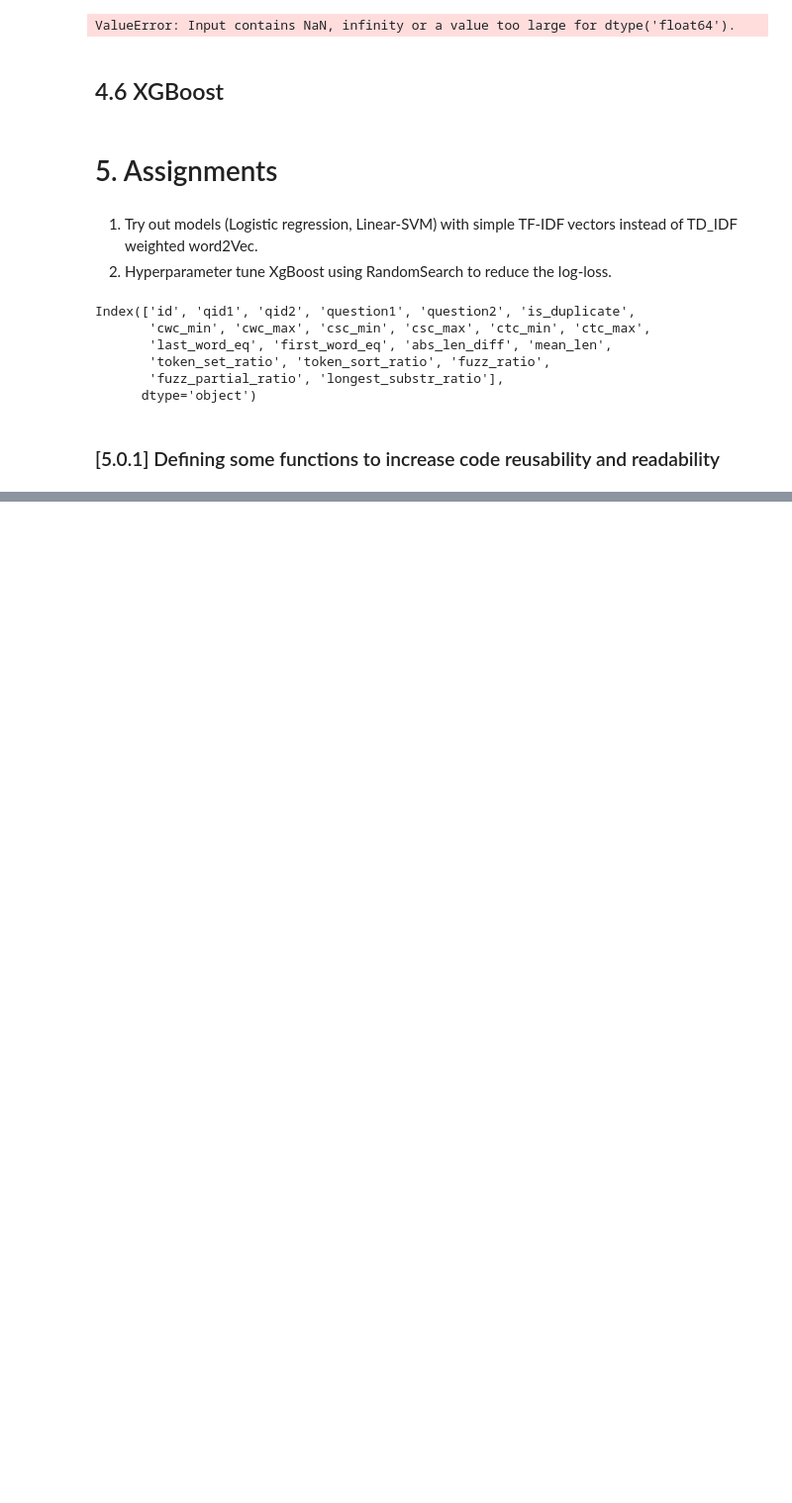
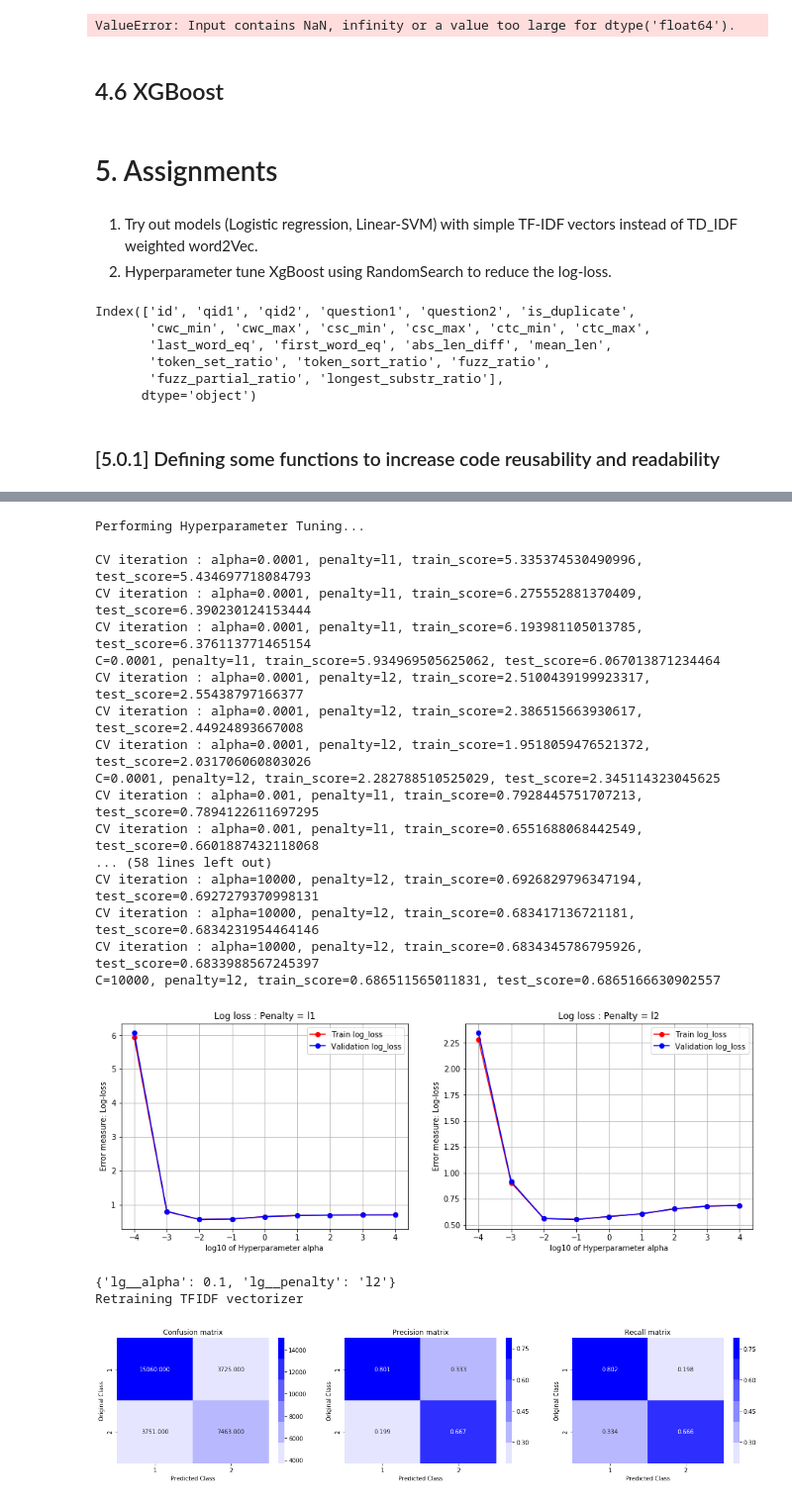
Before and after one commit to monodeepdas1215/AI-Archives, a Jupyter notebook: case_studies/quora_question_pair_similarity/QuoraQsPairSim.ipynb, the cells around one changed output, grey strips where cells are left out. Shown at 99% size. Drawn from its saved outputs; the diff is of its cells as text; code cells hidden in the pictures; blank space fills up the shorter version.

```diff
--- a/case_studies/quora_question_pair_similarity/QuoraQsPairSim.ipynb
+++ b/case_studies/quora_question_pair_similarity/QuoraQsPairSim.ipynb
@@ -1646,0 +1782,63 @@ print(Y.todense().shape)
+# %%
+import pickle
+def retrain_log_reg(X, Y, best_params, vectorizer, model_path, retrain=False):
+    if retrain == False:
+        if os.path.exists(model_path):
+            with open(model_path, 'rb') as input_file:
+                log_reg = pickle.load(input_file)
+            return log_reg
+        else:
+            raise Exception("Please retrain the model as it was not found in the given path!")
+    else:
+
+        X = vectorizer.transform(np.array(X))
+        Y = np.array(Y)
+
+        print("Retraining SVM classifier")
+        log_reg = SGDClassifier(penalty=best_params['lg__penalty'], alpha=best_params['lg__alpha'],
+                            loss='log', max_iter=1000, verbose=0)
+        log_reg.fit(X, Y)
+
+
+        # saving the trained model
+        with open(model_path, 'wb') as output_file:
+            pickle.dump(log_reg, output_file)
+
+        return log_reg
+# %%
+path = 'saved_models'
+results = perform_grid_search_cv_log_reg(Dx_train, Dy_train, 'TFIDF', path)
+model_path = '{0}/svm_calib_clf.pkl'.format(path)
+
+# Analysing results
+best_params = analyse_results(results)
+
+# Retraining model
+print("Retraining TFIDF vectorizer")
+vectorizer = get_vectorizer('TFIDF', np.array(Dx_train))
+clf = retrain_log_reg(Dx_train, Dy_train, best_params, vectorizer, model_path, False)
+
+# plotting confusion, precision and recall matrices
+plot_confusion_matrix(clf, vectorizer.transform(np.array(Dx_test)), np.array(Dy_test))
+# %% [output]
+Performing Hyperparameter Tuning...
+
+CV iteration : alpha=0.0001, penalty=l1, train_score=5.335374530490996, test_score=5.434697718084793
+CV iteration : alpha=0.0001, penalty=l1, train_score=6.275552881370409, test_score=6.390230124153444
+CV iteration : alpha=0.0001, penalty=l1, train_score=6.193981105013785, test_score=6.376113771465154
+C=0.0001, penalty=l1, train_score=5.934969505625062, test_score=6.067013871234464
+CV iteration : alpha=0.0001, penalty=l2, train_score=2.5100439199923317, test_score=2.55438797166377
+CV iteration : alpha=0.0001, penalty=l2, train_score=2.386515663930617, test_score=2.44924893667008
+CV iteration : alpha=0.0001, penalty=l2, train_score=1.9518059476521372, test_score=2.031706060803026
+C=0.0001, penalty=l2, train_score=2.282788510525029, test_score=2.345114323045625
+CV iteration : alpha=0.001, penalty=l1, train_score=0.7928445751707213, test_score=0.7894122611697295
+CV iteration : alpha=0.001, penalty=l1, train_score=0.6551688068442549, test_score=0.6601887432118068
+... (58 lines left out)
+CV iteration : alpha=10000, penalty=l2, train_score=0.6926829796347194, test_score=0.6927279370998131
+CV iteration : alpha=10000, penalty=l2, train_score=0.683417136721181, test_score=0.6834231954464146
+CV iteration : alpha=10000, penalty=l2, train_score=0.6834345786795926, test_score=0.6833988567245397
+C=10000, penalty=l2, train_score=0.686511565011831, test_score=0.6865166630902557
+[figure, added]
+{'lg__alpha': 0.1, 'lg__penalty': 'l2'}
+Retraining TFIDF vectorizer
+[figure, added]
```
Also changed, not shown: parts of 6 cells of this notebook.
